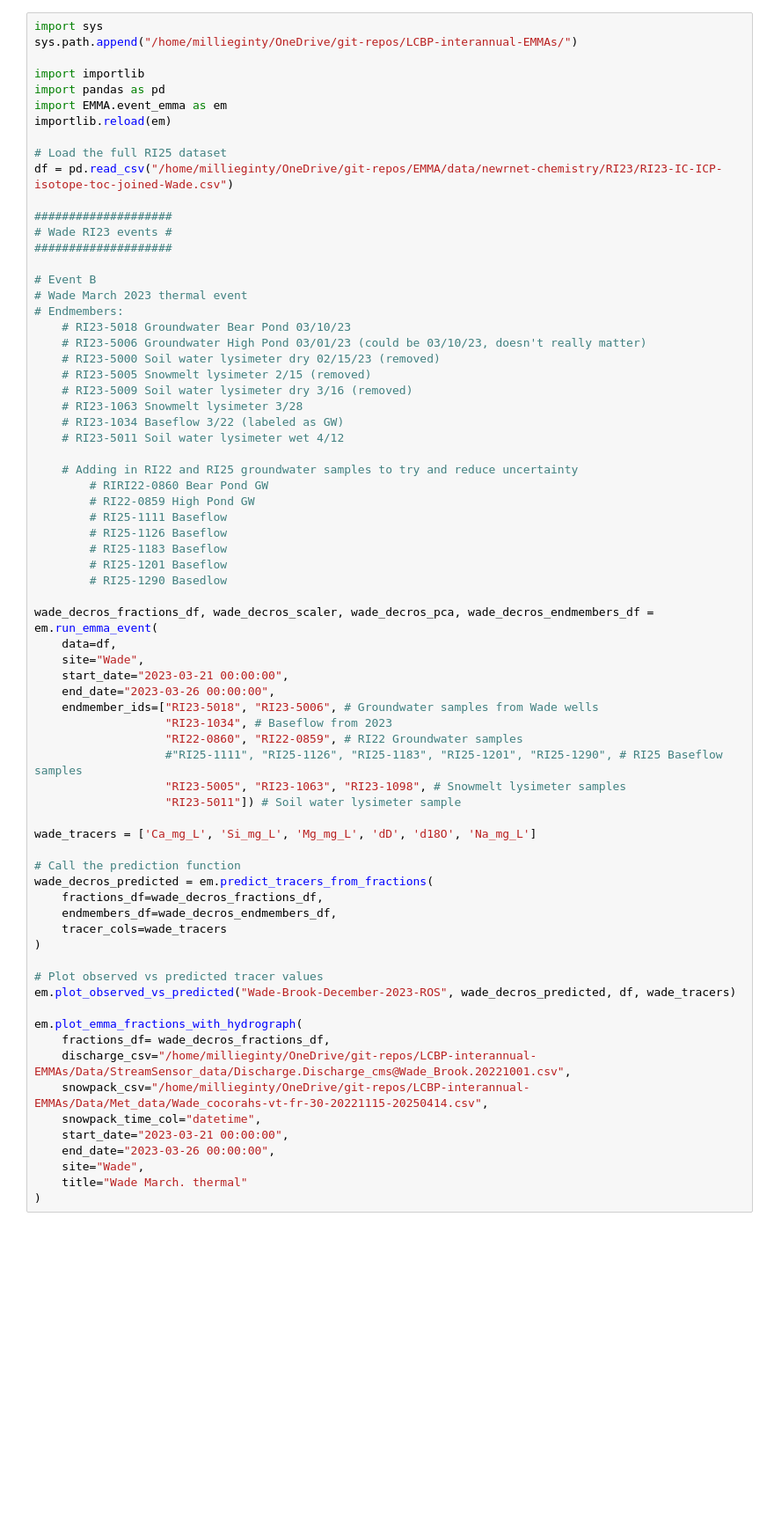
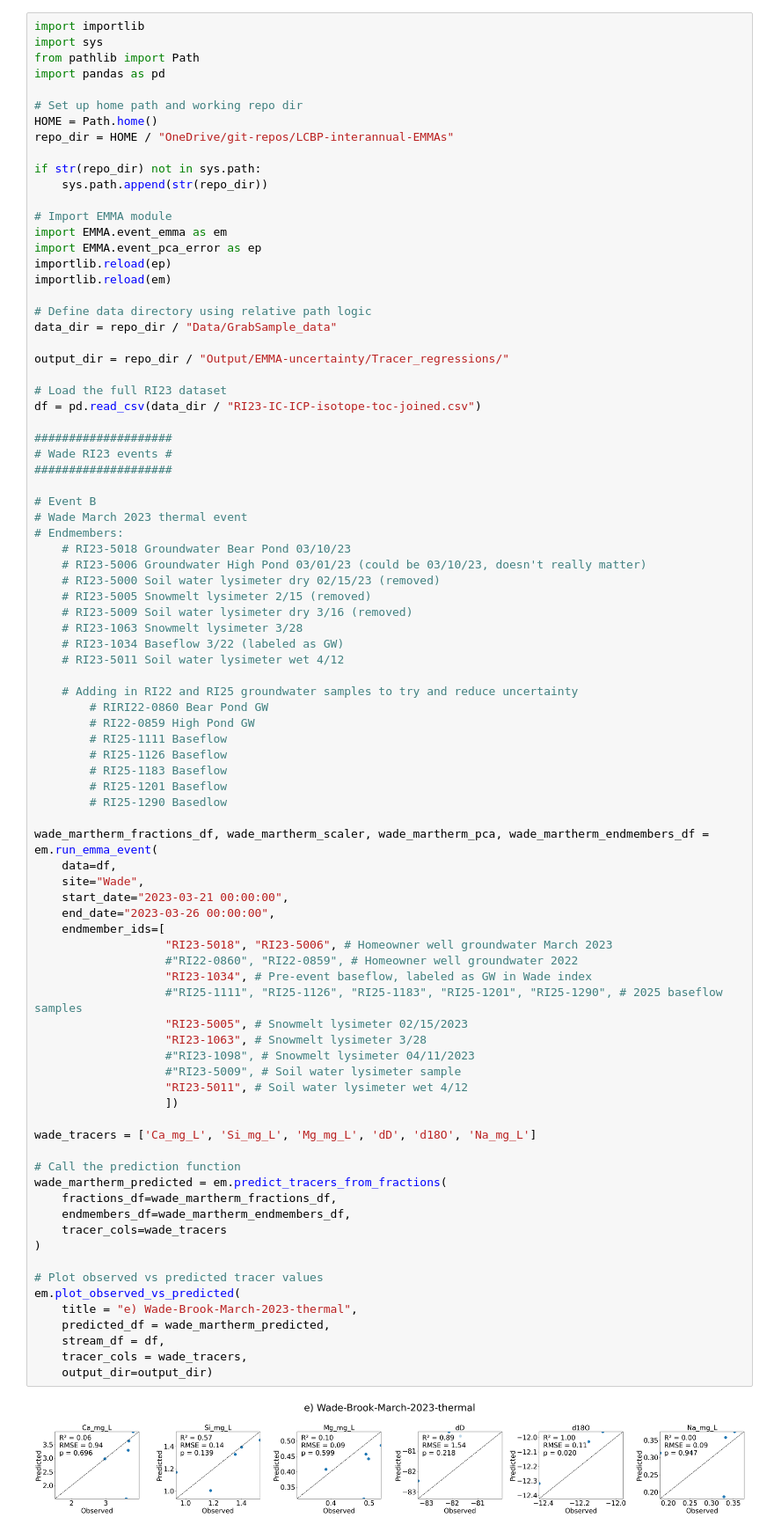
Before and after one commit to MeganEDuffy/LCBP-interannual-EMMAs, a Jupyter notebook: Notebooks/RI23-Wade-EMMAs.ipynb, the cells around one changed output. Shown at 88% size. Saved outputs shown, nothing was run; the diff lists cells and outputs as text; blank space fills up the shorter version.

```diff
--- a/Notebooks/RI23-Wade-EMMAs.ipynb
+++ b/Notebooks/RI23-Wade-EMMAs.ipynb
@@ -96,14 +83,29 @@ wade_febros_fractions_df
 # %%
+import importlib
 import sys
-sys.path.append("/home/millieginty/OneDrive/git-repos/LCBP-interannual-EMMAs/")
+from pathlib import Path
+import pandas as pd
 
-import importlib
-import pandas as pd
+# Set up home path and working repo dir
+HOME = Path.home()
+repo_dir = HOME / "OneDrive/git-repos/LCBP-interannual-EMMAs"
+
+if str(repo_dir) not in sys.path:
+    sys.path.append(str(repo_dir))
+
+# Import EMMA module
 import EMMA.event_emma as em
+import EMMA.event_pca_error as ep
+importlib.reload(ep)
 importlib.reload(em)
 
-# Load the full RI25 dataset
-df = pd.read_csv("/home/millieginty/OneDrive/git-repos/EMMA/data/newrnet-chemistry/RI23/RI23-IC-ICP-isotope-toc-joined-Wade.csv")
+# Define data directory using relative path logic
+data_dir = repo_dir / "Data/GrabSample_data"
+
+output_dir = repo_dir / "Output/EMMA-uncertainty/Tracer_regressions/"
+
+# Load the full RI23 dataset
+df = pd.read_csv(data_dir / "RI23-IC-ICP-isotope-toc-joined.csv")
 
 ####################
 # Wade RI23 events #
@@ -115,53 +117,54 @@ df = pd.read_csv("/home/millieginty/OneDrive/git-repos/EMMA/data/newrnet-chemist
     # RI23-5018 Groundwater Bear Pond 03/10/23
     # RI23-5006 Groundwater High Pond 03/01/23 (could be 03/10/23, doesn't really matter)
     # RI23-5000 Soil water lysimeter dry 02/15/23 (removed)
     # RI23-5005 Snowmelt lysimeter 2/15 (removed)
     # RI23-5009 Soil water lysimeter dry 3/16 (removed)
     # RI23-1063 Snowmelt lysimeter 3/28
     # RI23-1034 Baseflow 3/22 (labeled as GW)
     # RI23-5011 Soil water lysimeter wet 4/12
 
     # Adding in RI22 and RI25 groundwater samples to try and reduce uncertainty
         # RIRI22-0860 Bear Pond GW
         # RI22-0859 High Pond GW
         # RI25-1111 Baseflow
         # RI25-1126 Baseflow
         # RI25-1183 Baseflow
         # RI25-1201 Baseflow
         # RI25-1290 Basedlow
 
-wade_decros_fractions_df, wade_decros_scaler, wade_decros_pca, wade_decros_endmembers_df = em.run_emma_event(
+wade_martherm_fractions_df, wade_martherm_scaler, wade_martherm_pca, wade_martherm_endmembers_df = em.run_emma_event(
     data=df,
     site="Wade",
     start_date="2023-03-21 00:00:00",
     end_date="2023-03-26 00:00:00",
-    endmember_ids=["RI23-5018", "RI23-5006", # Groundwater samples from Wade wells
-                   "RI23-1034", # Baseflow from 2023
-                   "RI22-0860", "RI22-0859", # RI22 Groundwater samples
-                   #"RI25-1111", "RI25-1126", "RI25-1183", "RI25-1201", "RI25-1290", # RI25 Baseflow samples
-                   "RI23-5005", "RI23-1063", "RI23-1098", # Snowmelt lysimeter samples
-                   "RI23-5011"]) # Soil water lysimeter sample
+    endmember_ids=[
+                   "RI23-5018", "RI23-5006", # Homeowner well groundwater March 2023
+                   #"RI22-0860", "RI22-0859", # Homeowner well groundwater 2022
+                   "RI23-1034", # Pre-event baseflow, labeled as GW in Wade index
+                   #"RI25-1111", "RI25-1126", "RI25-1183", "RI25-1201", "RI25-1290", # 2025 baseflow samples
+                   "RI23-5005", # Snowmelt lysimeter 02/15/2023
+                   "RI23-1063", # Snowmelt lysimeter 3/28
+                   #"RI23-1098", # Snowmelt lysimeter 04/11/2023
+                   #"RI23-5009", # Soil water lysimeter sample
+                   "RI23-5011", # Soil water lysimeter wet 4/12
+                   ])
 
 wade_tracers = ['Ca_mg_L', 'Si_mg_L', 'Mg_mg_L', 'dD', 'd18O', 'Na_mg_L']
 
 # Call the prediction function
-wade_decros_predicted = em.predict_tracers_from_fractions(
-    fractions_df=wade_decros_fractions_df,
-    endmembers_df=wade_decros_endmembers_df,
+wade_martherm_predicted = em.predict_tracers_from_fractions(
+    fractions_df=wade_martherm_fractions_df,
+    endmembers_df=wade_martherm_endmembers_df,
     tracer_cols=wade_tracers
 )
 
 # Plot observed vs predicted tracer values
-em.plot_observed_vs_predicted("Wade-Brook-December-2023-ROS", wade_decros_predicted, df, wade_tracers)
-
-em.plot_emma_fractions_with_hydrograph(
-    fractions_df= wade_decros_fractions_df,
-    discharge_csv="/home/millieginty/OneDrive/git-repos/LCBP-interannual-EMMAs/Data/StreamSensor_data/Discharge.Discharge_cms@Wade_Brook.20221001.csv",
-    snowpack_csv="/home/millieginty/OneDrive/git-repos/LCBP-interannual-EMMAs/Data/Met_data/Wade_cocorahs-vt-fr-30-20221115-20250414.csv",
-    snowpack_time_col="datetime",
-    start_date="2023-03-21 00:00:00",
-    end_date="2023-03-26 00:00:00",
-    site="Wade",
-    title="Wade March. thermal"
-)
+em.plot_observed_vs_predicted(
+    title = "e) Wade-Brook-March-2023-thermal",
+    predicted_df = wade_martherm_predicted,
+    stream_df = df,
+    tracer_cols = wade_tracers,
+    output_dir=output_dir)
+# %% [output]
+[figure, added]
 # %%
```
Also changed, not shown: parts of 3 cells of this notebook, 39 other files.
